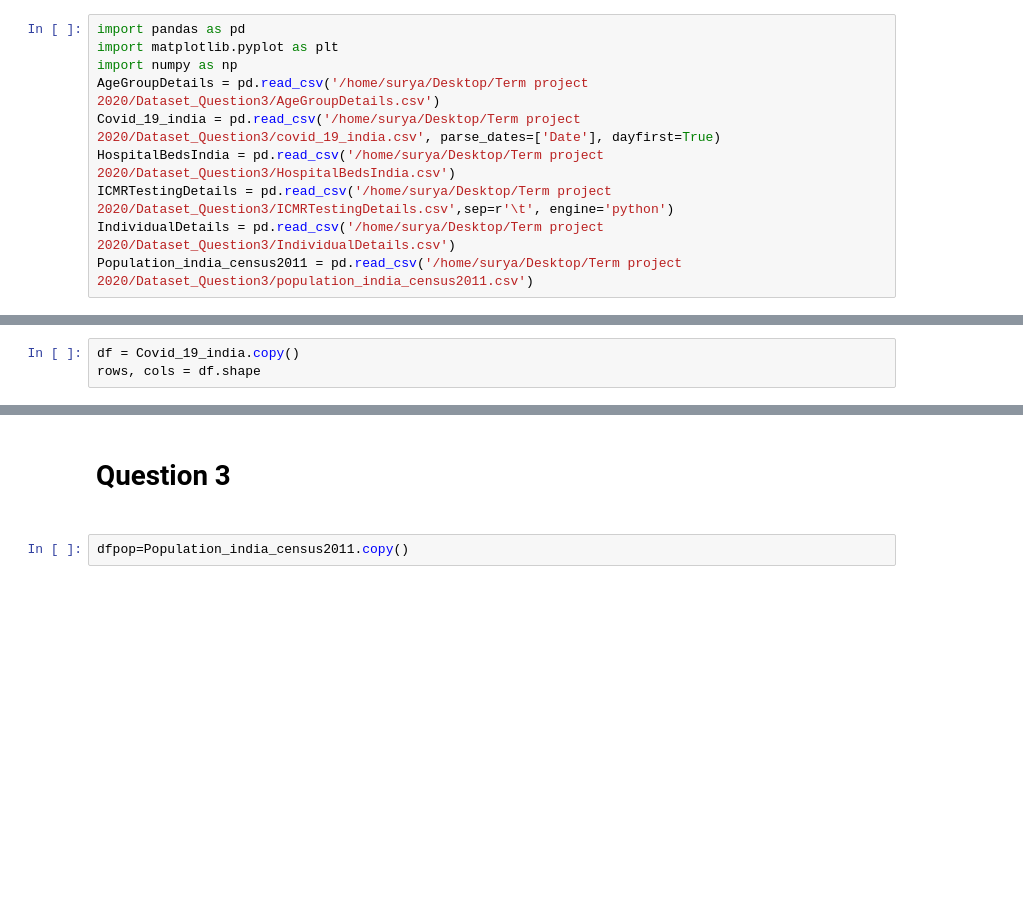
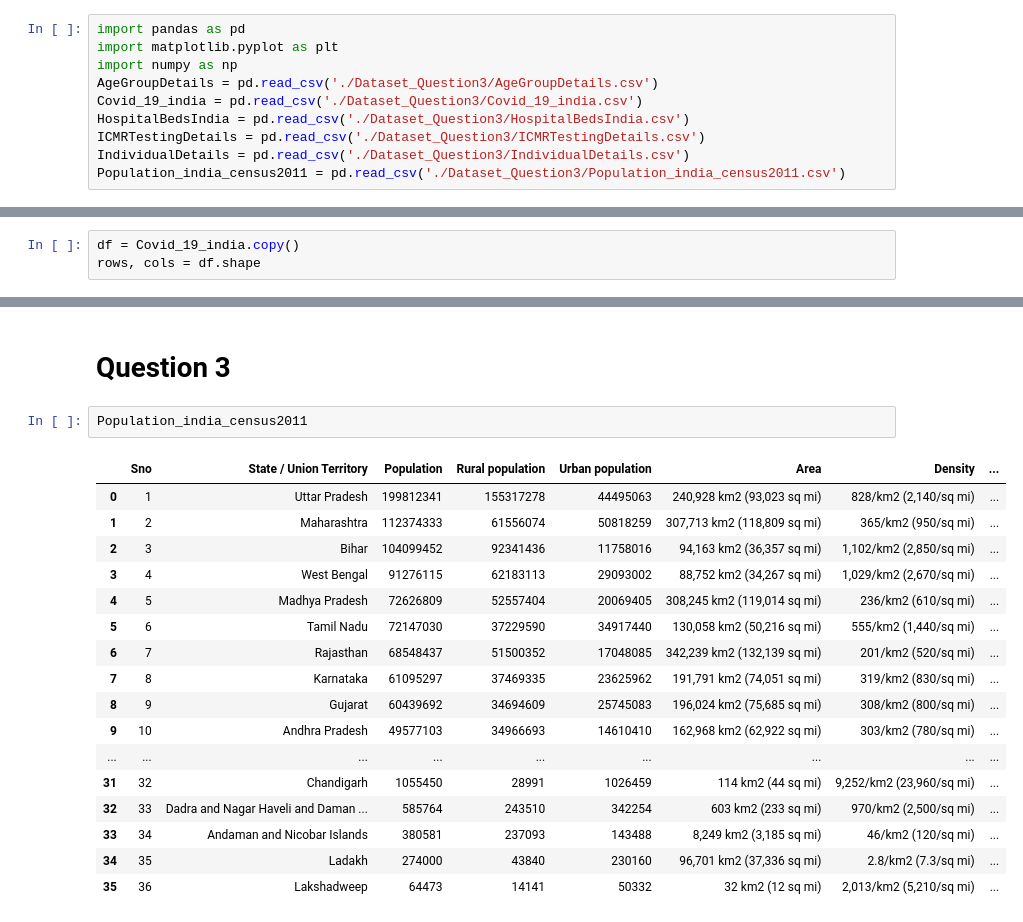
Before and after one commit to mew-two-github/CH5019_2020_GRP3, a Jupyter notebook: Question3/Question 3 analysis.ipynb, the cells around one changed output, grey strips where cells are left out. Saved outputs shown, nothing was run; the diff lists cells and outputs as text; blank space fills up the shorter version.

```diff
--- a/Question3/Question 3 analysis.ipynb
+++ b/Question3/Question 3 analysis.ipynb
@@ -2,12 +2,12 @@
 import pandas as pd
 import matplotlib.pyplot as plt
 import numpy as np
-AgeGroupDetails = pd.read_csv('/home/surya/Desktop/Term project 2020/Dataset_Question3/AgeGroupDetails.csv')
-Covid_19_india = pd.read_csv('/home/surya/Desktop/Term project 2020/Dataset_Question3/covid_19_india.csv', parse_dates=['Date'], dayfirst=True)
-HospitalBedsIndia = pd.read_csv('/home/surya/Desktop/Term project 2020/Dataset_Question3/HospitalBedsIndia.csv')
-ICMRTestingDetails = pd.read_csv('/home/surya/Desktop/Term project 2020/Dataset_Question3/ICMRTestingDetails.csv',sep=r'\t', engine='python')
-IndividualDetails = pd.read_csv('/home/surya/Desktop/Term project 2020/Dataset_Question3/IndividualDetails.csv')
-Population_india_census2011 = pd.read_csv('/home/surya/Desktop/Term project 2020/Dataset_Question3/population_india_census2011.csv')
+AgeGroupDetails = pd.read_csv('./Dataset_Question3/AgeGroupDetails.csv')
+Covid_19_india = pd.read_csv('./Dataset_Question3/Covid_19_india.csv')
+HospitalBedsIndia = pd.read_csv('./Dataset_Question3/HospitalBedsIndia.csv')
+ICMRTestingDetails = pd.read_csv('./Dataset_Question3/ICMRTestingDetails.csv')
+IndividualDetails = pd.read_csv('./Dataset_Question3/IndividualDetails.csv')
+Population_india_census2011 = pd.read_csv('./Dataset_Question3/Population_india_census2011.csv')
 # %% [markdown]
 <h1>Question 1</h1>
 # %%
@@ -125,4 +82,22 @@ Text(0.5, 1.0, 'Average confirmed cases per day (country-wise)')
 # %% [markdown]
-<h1> Question 3 <h1>
+<h1> Question 3</h1>
-# %%
-dfpop=Population_india_census2011.copy()
+# %%
+Population_india_census2011
+# %% [output]
+|  | Sno | State / Union Territory | Population | Rural population | Urban population | Area | Density | ... |
+| 0 | 1 | Uttar Pradesh | 199812341 | 155317278 | 44495063 | 240,928 km2 (93,023 sq mi) | 828/km2 (2,140/sq mi) | ... |
+| 1 | 2 | Maharashtra | 112374333 | 61556074 | 50818259 | 307,713 km2 (118,809 sq mi) | 365/km2 (950/sq mi) | ... |
+| 2 | 3 | Bihar | 104099452 | 92341436 | 11758016 | 94,163 km2 (36,357 sq mi) | 1,102/km2 (2,850/sq mi) | ... |
+| 3 | 4 | West Bengal | 91276115 | 62183113 | 29093002 | 88,752 km2 (34,267 sq mi) | 1,029/km2 (2,670/sq mi) | ... |
+| 4 | 5 | Madhya Pradesh | 72626809 | 52557404 | 20069405 | 308,245 km2 (119,014 sq mi) | 236/km2 (610/sq mi) | ... |
+| 5 | 6 | Tamil Nadu | 72147030 | 37229590 | 34917440 | 130,058 km2 (50,216 sq mi) | 555/km2 (1,440/sq mi) | ... |
+| 6 | 7 | Rajasthan | 68548437 | 51500352 | 17048085 | 342,239 km2 (132,139 sq mi) | 201/km2 (520/sq mi) | ... |
+| 7 | 8 | Karnataka | 61095297 | 37469335 | 23625962 | 191,791 km2 (74,051 sq mi) | 319/km2 (830/sq mi) | ... |
+| 8 | 9 | Gujarat | 60439692 | 34694609 | 25745083 | 196,024 km2 (75,685 sq mi) | 308/km2 (800/sq mi) | ... |
+| 9 | 10 | Andhra Pradesh | 49577103 | 34966693 | 14610410 | 162,968 km2 (62,922 sq mi) | 303/km2 (780/sq mi) | ... |
+| ... | ... | ... | ... | ... | ... | ... | ... | ... |
+| 31 | 32 | Chandigarh | 1055450 | 28991 | 1026459 | 114 km2 (44 sq mi) | 9,252/km2 (23,960/sq mi) | ... |
+| 32 | 33 | Dadra and Nagar Haveli and Daman ... | 585764 | 243510 | 342254 | 603 km2 (233 sq mi) | 970/km2 (2,500/sq mi) | ... |
+| 33 | 34 | Andaman and Nicobar Islands | 380581 | 237093 | 143488 | 8,249 km2 (3,185 sq mi) | 46/km2 (120/sq mi) | ... |
+| 34 | 35 | Ladakh | 274000 | 43840 | 230160 | 96,701 km2 (37,336 sq mi) | 2.8/km2 (7.3/sq mi) | ... |
+| 35 | 36 | Lakshadweep | 64473 | 14141 | 50332 | 32 km2 (12 sq mi) | 2,013/km2 (5,210/sq mi) | ... |
```
Also changed, not shown: parts of 19 cells of this notebook.
